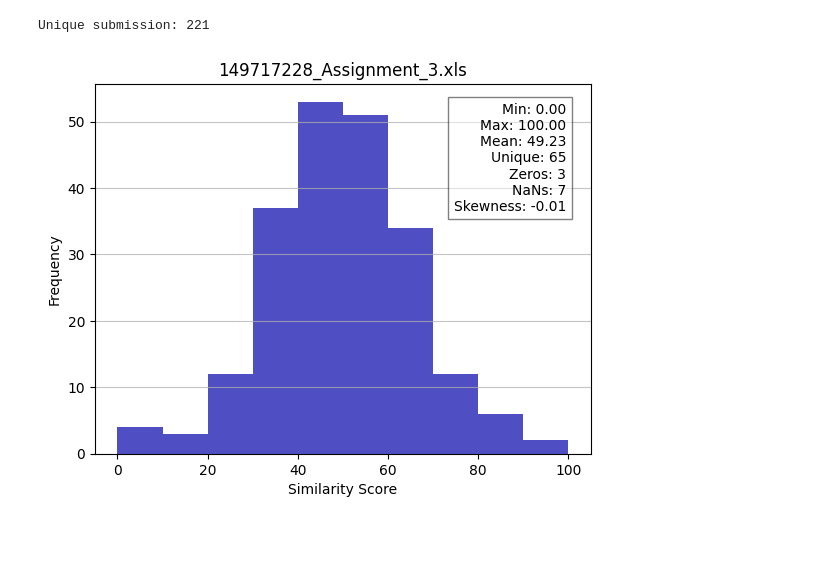
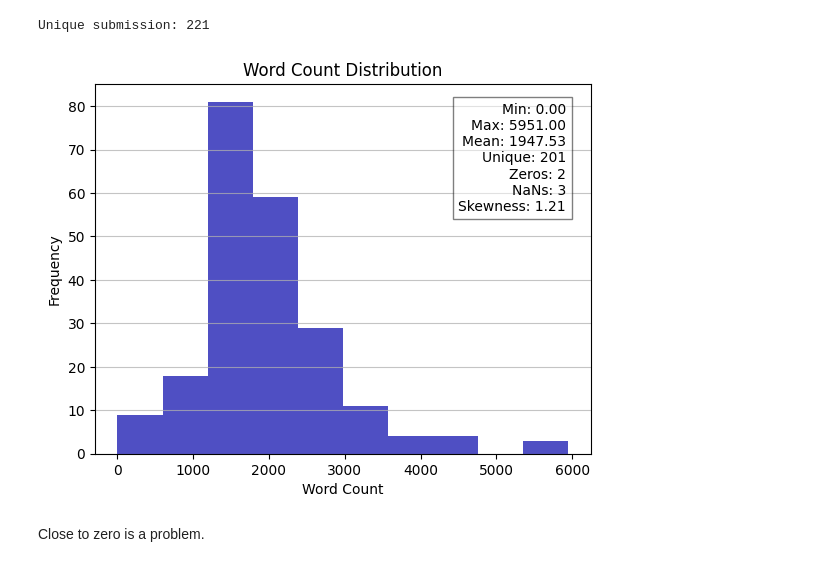
Before and after one commit to pedrampasandide1993/Computer-Science-Practice-and-Experience-Development-Basics, a Jupyter notebook: sim_detection_turnitin_based.ipynb, the cells around one changed output. Drawn from its saved outputs; the diff is of its cells as text; code cells hidden in the pictures; blank space fills up the shorter version.

```diff
--- a/sim_detection_turnitin_based.ipynb
+++ b/sim_detection_turnitin_based.ipynb
@@ -165,46 +191,44 @@ Unique submission: 221
 rows_to_add = pd.DataFrame(columns=df3.columns)
 # Find unique email addresses
 unique_emails = df3['Email'].unique()
 # Iterate over unique email addresses
 for email in unique_emails:
     # Filter rows for the current email address
     email_rows = df3[df3['Email'] == email]
 
     # Check if any row for this email contains ".pdf" in the title
     contains_pdf3 = any(email_rows['Title'].str.contains('.pdf', case=False))
 
     # If no row contains ".pdf" in the title, add a new row to rows_to_add with NaN values
     if not contains_pdf3:
         new_row = email_rows.iloc[0].copy()  # Copy the first row for this email
         new_row[['Title', 'Word Count', 'Similarity Score', 'Internet Overlap', 'Publications Overlap', 'Similarity Score']] = np.nan
         rows_to_add = pd.concat([rows_to_add, new_row.to_frame().T], ignore_index=True)
 
-
 pdf_rows3 = pd.concat([pdf_rows3, rows_to_add], ignore_index=True)
 
-# Print the DataFrame with added rows
-# print(pdf_rows)
-
-# Plot histogram
-plt.hist(pdf_rows3['Similarity Score'], color='#0504aa', alpha=0.7)
-plt.xlabel('Similarity Score')
+# Plot histogram for Word Count
+plt.hist(pdf_rows3['Word Count'], color='#0504aa', alpha=0.7)
+plt.xlabel('Word Count')
 
 # Additional information
-unique_values_count = pdf_rows3['Similarity Score'].nunique()
-min_val = pdf_rows3['Similarity Score'].min()
-max_val = pdf_rows3['Similarity Score'].max()
-mean_val = pdf_rows3['Similarity Score'].mean()
-skewness = pdf_rows3['Similarity Score'].skew()
-nans_count = pdf_rows3['Similarity Score'].isnull().sum()
-zeros_count = (pdf_rows3['Similarity Score'] == 0).sum()
+unique_values_count = pdf_rows3['Word Count'].nunique()
+min_val = pdf_rows3['Word Count'].min()
+max_val = pdf_rows3['Word Count'].max()
+mean_val = pdf_rows3['Word Count'].mean()
+skewness = pdf_rows3['Word Count'].skew()
+nans_count = pdf_rows3['Word Count'].isnull().sum()
+zeros_count = (pdf_rows3['Word Count'] == 0).sum()
 
 plt.text(0.95, 0.95, f'Min: {min_val:.2f}\nMax: {max_val:.2f}\nMean: {mean_val:.2f}\nUnique: {unique_values_count}\nZeros: {zeros_count}\nNaNs: {nans_count}\nSkewness: {skewness:.2f}',
          verticalalignment='top', horizontalalignment='right',
          transform=plt.gca().transAxes, fontsize=10, bbox=dict(facecolor='white', alpha=0.5))
 
 plt.ylabel('Frequency')
-plt.title(f'{file_path}')
+plt.title(f'Word Count Distribution')
 plt.grid(axis='y', alpha=0.75)
 plt.show()
 # %% [output]
-[figure, old version]
+[figure, new version]
+# %% [markdown]
+Close to zero is a problem.
```
Also changed, not shown: parts of 19 cells of this notebook.
